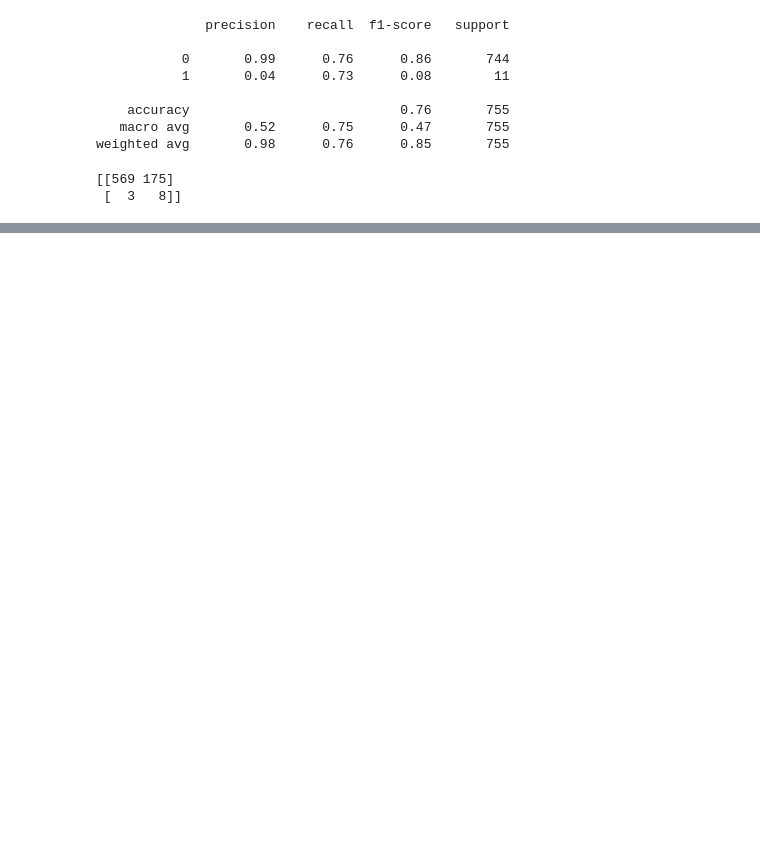
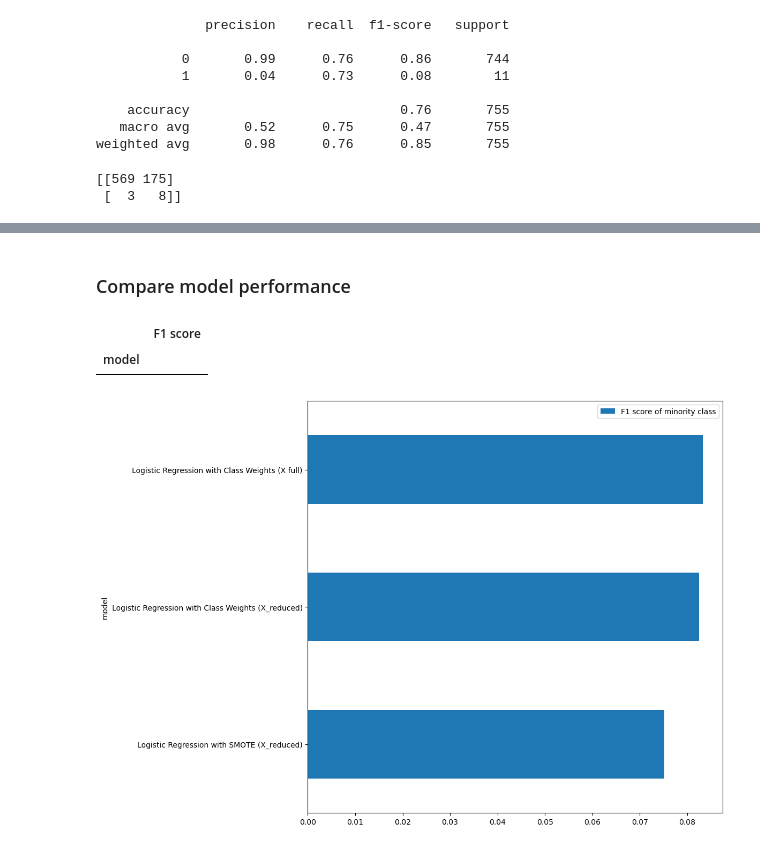
Before and after one commit to kalemaria/customer_lead_generator, a Jupyter notebook: customer_lead_generator_modelling.ipynb, the cells around one changed output, grey strips where cells are left out. Cells and saved outputs as stored; diff of their text form; code cells hidden in the pictures; blank space fills up the shorter version.

```diff
--- a/customer_lead_generator_modelling.ipynb
+++ b/customer_lead_generator_modelling.ipynb
@@ -208,0 +320,16 @@ Logistic: ROC AUC=0.780
+# %% [markdown]
+### Compare model performance
+# %%
+scores_df
+# %% [output]
+|  | F1 score |
+| model |  |
+# %%
+scores_df = pd.DataFrame({
+    'model': scores.keys(), 'F1 score of minority class': scores.values()
+})
+scores_df = scores_df.sort_values('F1 score of minority class', ascending=True).set_index("model")
+f, ax = plt.subplots(figsize=(10,10))
+scores_df.plot(kind="barh", ax=ax);
+# %% [output]
+[figure, added]
```
Also changed, not shown: parts of 24 cells of this notebook.
